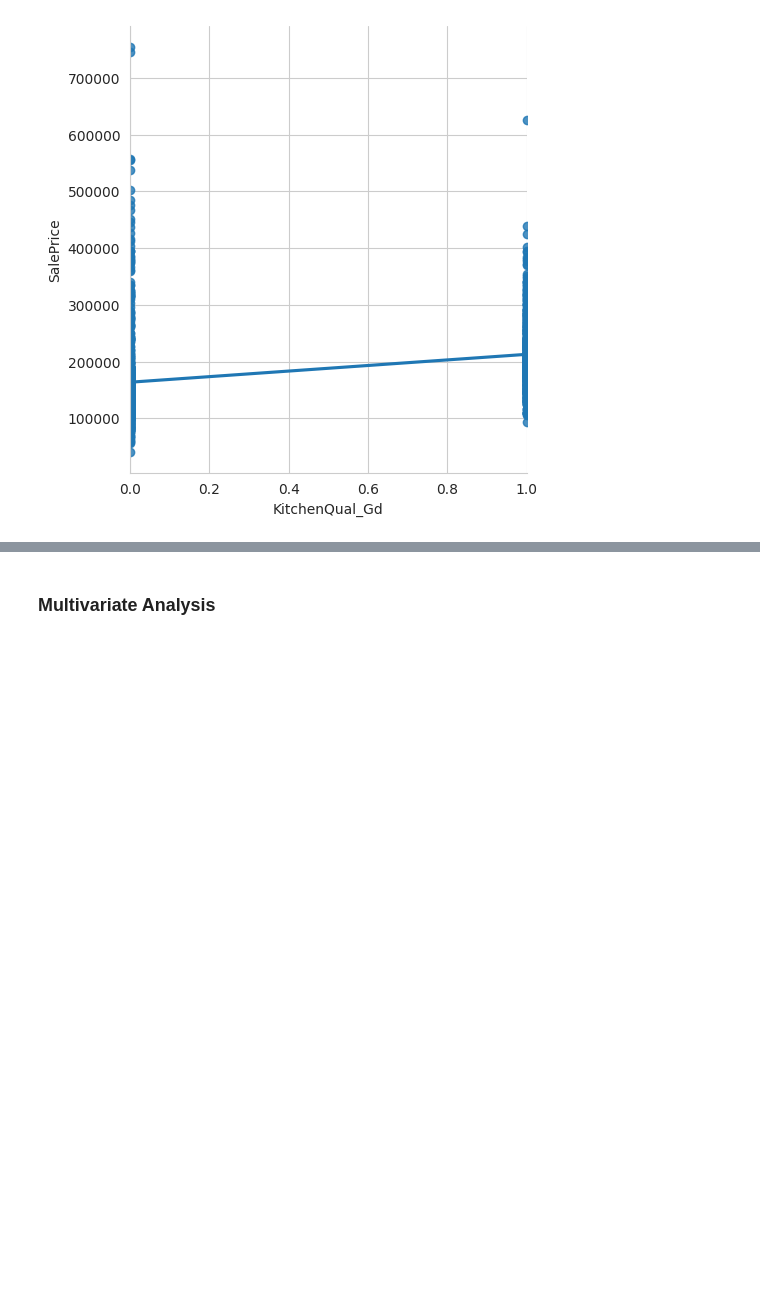
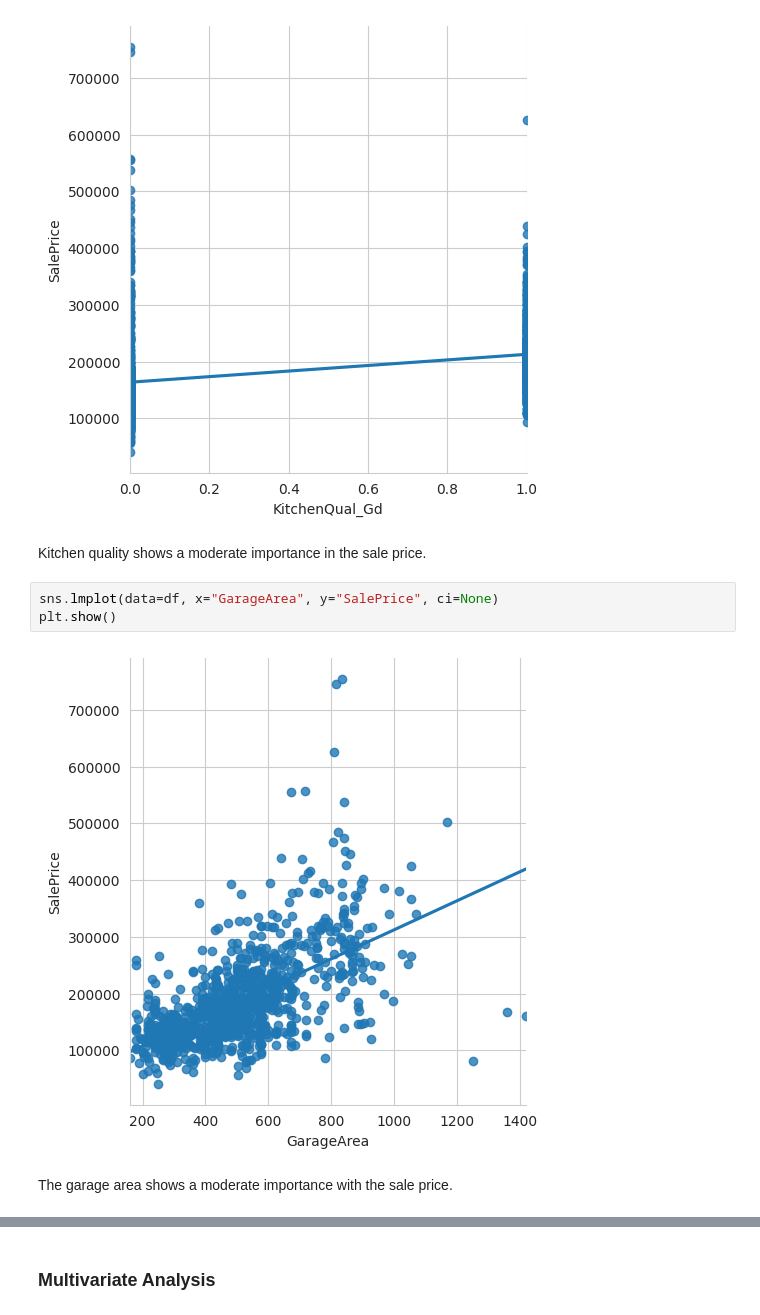
Before and after one commit to Danpr1984/milestone-project-heritage-housing-issues, a Jupyter notebook: jupyter_notebooks/02 - Sale Price Study.ipynb, the cells around one changed output, grey strips where cells are left out. Drawn from its saved outputs; the diff is of its cells as text; blank space fills up the shorter version.

Commit message:
Edited conclusions on sale price study notebook

```diff
--- a/jupyter_notebooks/02 - Sale Price Study.ipynb
+++ b/jupyter_notebooks/02 - Sale Price Study.ipynb
@@ -199,3 +213,12 @@ sns.lmplot(data=df_ohe, x="KitchenQual_Gd", y="SalePrice", ci=None)
 plt.show()
 # %% [output]
 [figure]
+# %% [markdown]
+Kitchen quality shows a moderate importance in the sale price.
+# %%
+sns.lmplot(data=df, x="GarageArea", y="SalePrice", ci=None)
+plt.show()
+# %% [output]
+[figure, added]
+# %% [markdown]
+The garage area shows a moderate importance with the sale price.
```
Also changed, not shown: parts of 10 cells of this notebook.
